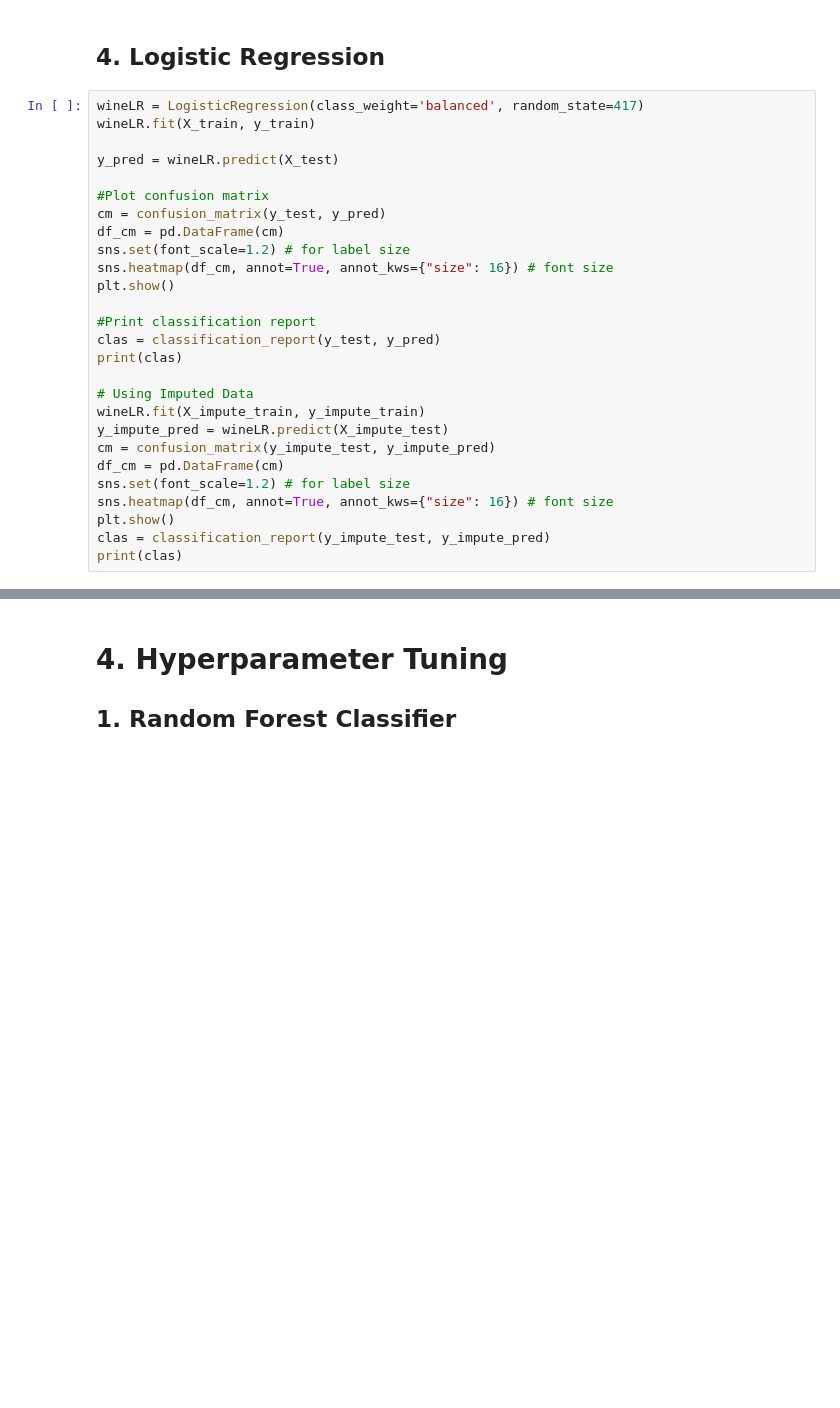
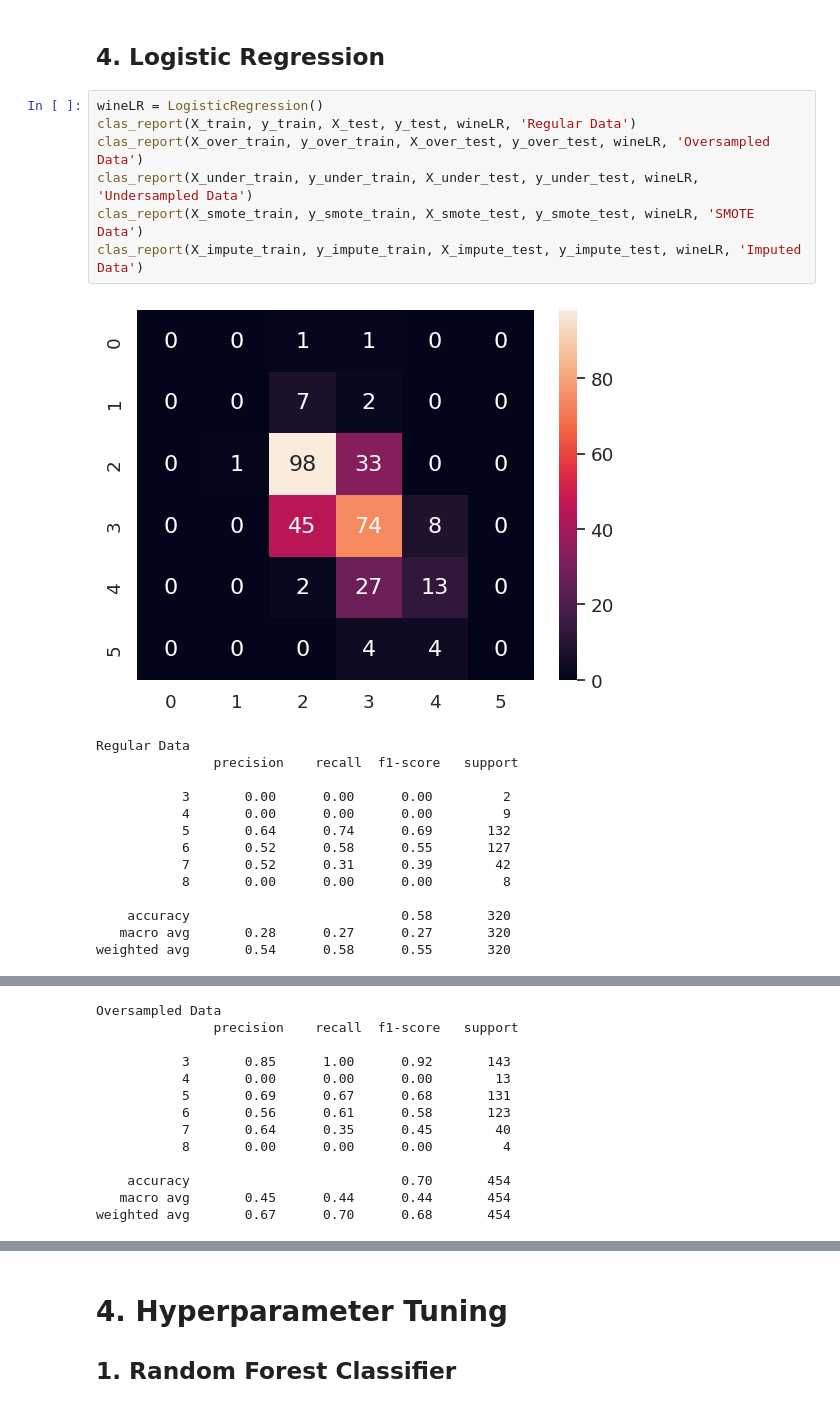
Before and after one commit to bendjko/ESE-417-Final-Project, a Jupyter notebook: FinalProject.ipynb, the cells around one changed output, grey strips where cells are left out. Drawn from its saved outputs; the diff is of its cells as text; blank space fills up the shorter version.

```diff
--- a/FinalProject.ipynb
+++ b/FinalProject.ipynb
@@ -317,29 +570,24 @@ print(clas)
 # %% [markdown]
 ## 4. Logistic Regression
-# %%
-wineLR = LogisticRegression(class_weight='balanced', random_state=417)
-wineLR.fit(X_train, y_train)
-
-y_pred = wineLR.predict(X_test)
-
-#Plot confusion matrix
-cm = confusion_matrix(y_test, y_pred)
-df_cm = pd.DataFrame(cm)
-sns.set(font_scale=1.2) # for label size
-sns.heatmap(df_cm, annot=True, annot_kws={"size": 16}) # font size
-plt.show()
-
-#Print classification report
-clas = classification_report(y_test, y_pred)
-print(clas)
-
-# Using Imputed Data
-wineLR.fit(X_impute_train, y_impute_train)
-y_impute_pred = wineLR.predict(X_impute_test)
-cm = confusion_matrix(y_impute_test, y_impute_pred)
-df_cm = pd.DataFrame(cm)
-sns.set(font_scale=1.2) # for label size
-sns.heatmap(df_cm, annot=True, annot_kws={"size": 16}) # font size
-plt.show()
-clas = classification_report(y_impute_test, y_impute_pred)
-print(clas)
+# %%
+wineLR = LogisticRegression()
+clas_report(X_train, y_train, X_test, y_test, wineLR, 'Regular Data')
+clas_report(X_over_train, y_over_train, X_over_test, y_over_test, wineLR, 'Oversampled Data')
+clas_report(X_under_train, y_under_train, X_under_test, y_under_test, wineLR, 'Undersampled Data')
+clas_report(X_smote_train, y_smote_train, X_smote_test, y_smote_test, wineLR, 'SMOTE Data')
+clas_report(X_impute_train, y_impute_train, X_impute_test, y_impute_test, wineLR, 'Imputed Data')
+# %% [output]
+[figure, added]
+Regular Data
+               precision    recall  f1-score   support
+
+           3       0.00      0.00      0.00         2
+           4       0.00      0.00      0.00         9
+           5       0.64      0.74      0.69       132
+           6       0.52      0.58      0.55       127
+           7       0.52      0.31      0.39        42
+           8       0.00      0.00      0.00         8
+
+    accuracy                           0.58       320
+   macro avg       0.28      0.27      0.27       320
+weighted avg       0.54      0.58      0.55       320
@@ -345,0 +595,13 @@ print(clas)
+Oversampled Data
+               precision    recall  f1-score   support
+
+           3       0.85      1.00      0.92       143
+           4       0.00      0.00      0.00        13
+           5       0.69      0.67      0.68       131
+           6       0.56      0.61      0.58       123
+           7       0.64      0.35      0.45        40
+           8       0.00      0.00      0.00         4
+
+    accuracy                           0.70       454
+   macro avg       0.45      0.44      0.44       454
+weighted avg       0.67      0.70      0.68       454
```
Also changed, not shown: parts of 40 cells of this notebook.
